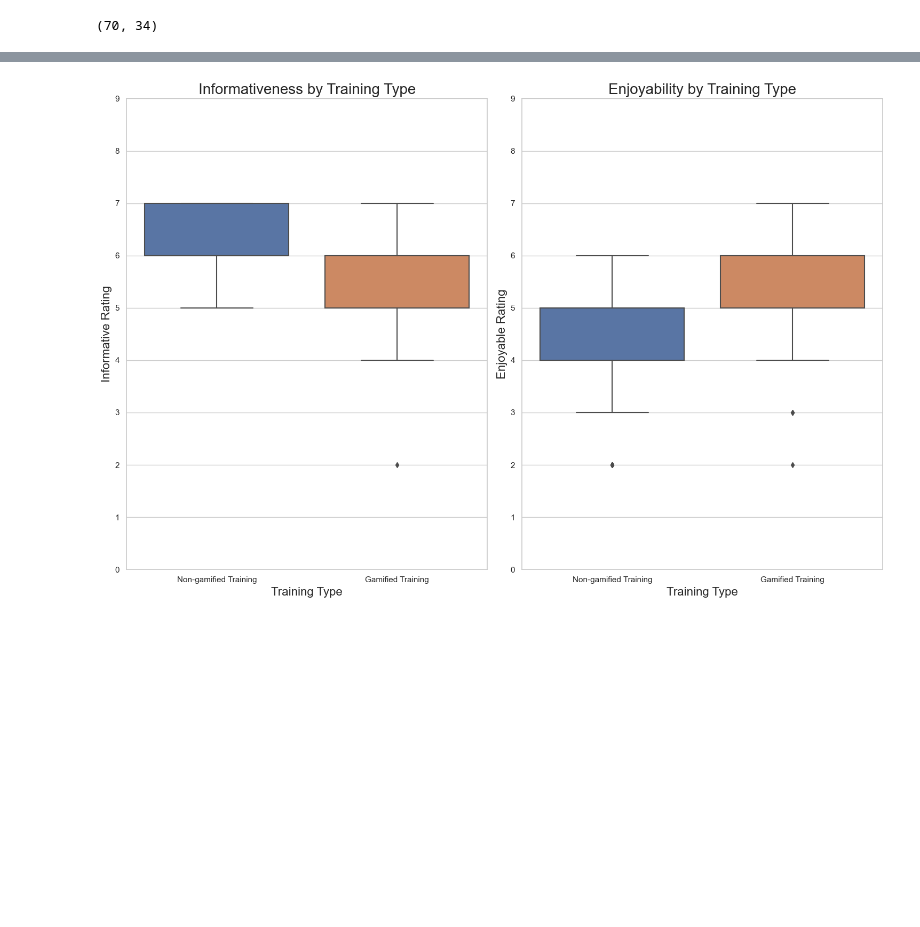
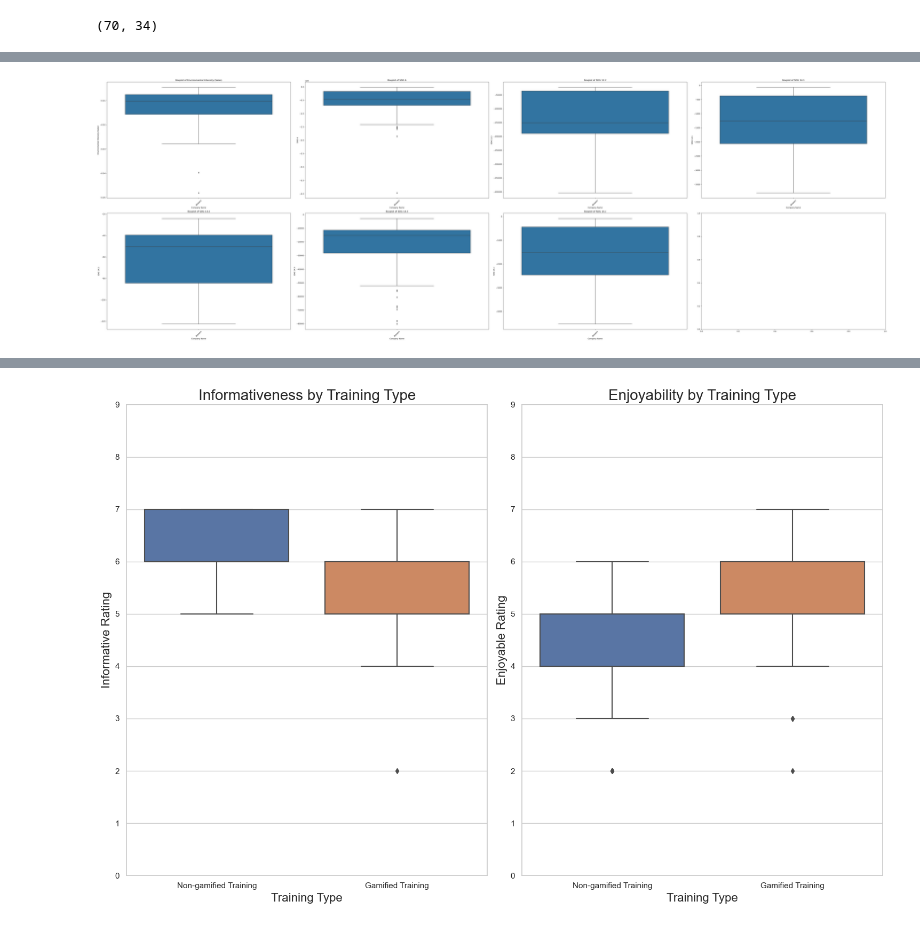
Before and after one commit to yummypugs/SPM-Project-Harvard, a Jupyter notebook: Box Plots Brewery.ipynb, the cells around one changed output, grey strips where cells are left out. Drawn from its saved outputs; the diff is of its cells as text; code cells hidden in the pictures; blank space fills up the shorter version.

```diff
--- a/Box Plots Brewery.ipynb
+++ b/Box Plots Brewery.ipynb
@@ -91,3 +49,32 @@ See the caveats in the documentation: https://pandas.pydata.org/pandas-docs/stab
+# %%
+import matplotlib.pyplot as plt
+import seaborn as sns
+
+# List of y variables
+y_vars = ["Environmental Intensity (Sales)", "SDG 6", "SDG 12.2", "SDG 14.1", "SDG 14.2", "SDG 14.3", "SDG 14.c"]
+
+# Number of rows and columns for the subplot grid
+nrows = 2
+ncols = 4
+
+# Create a grid of subplots with 2 rows and 4 columns
+fig, axes = plt.subplots(nrows=nrows, ncols=ncols, figsize=(15 * ncols, 10 * nrows))
+
+# Loop through each y variable and create a boxplot on the corresponding subplot axis
+for i, y_var in enumerate(y_vars):
+    row = i // ncols
+    col = i % ncols
+    sns.boxplot(x="GICS Sub-Industry", y=y_var, data=filtered_df, ax=axes[row, col])
+    axes[row, col].set_xlabel("Company Name")
+    axes[row, col].set_ylabel(y_var)
+    axes[row, col].set_title(f"Boxplot of {y_var}")
+    axes[row, col].tick_params(axis='x', rotation=45)  # Rotate x-labels for better visibility
+
+# Adjust the layout to prevent overlap
+plt.tight_layout()
+plt.show()
+# %% [output]
+[figure, added]
 # %%
 # Create a boxplot of Total Knowledge by Training Type
 plt.figure(figsize=(10, 10))
```
Also changed, not shown: parts of 4 cells of this notebook, 1 other file.
